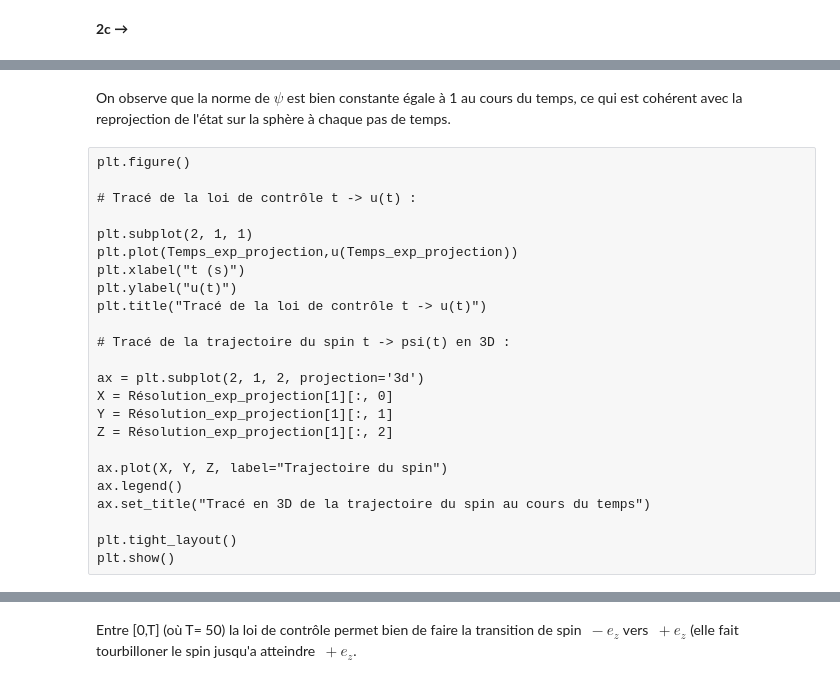
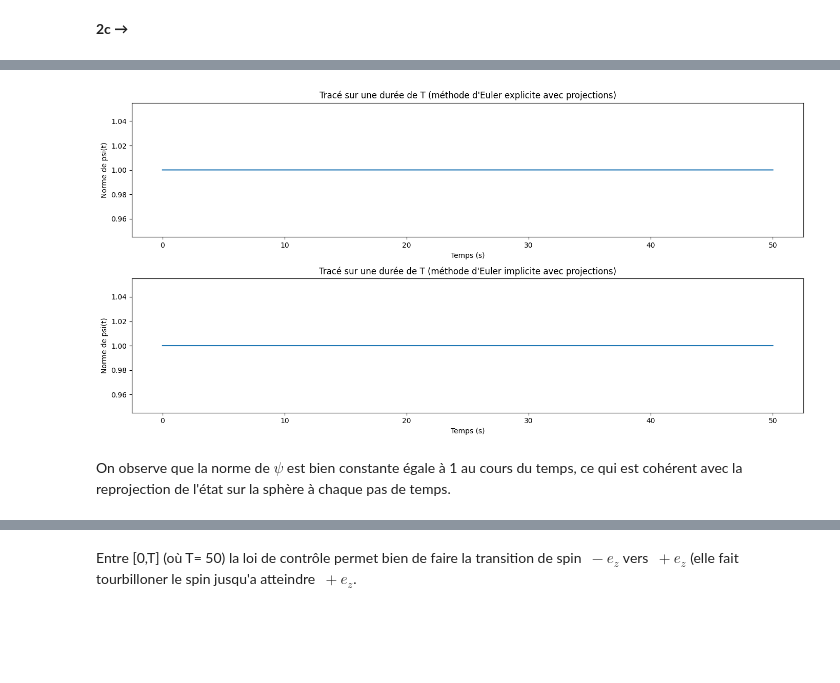
Before and after one commit to bavrillon/Projet-Maths-2---Equations-Diff-rentielles, a Jupyter notebook: Projet ED - Groupe 28.ipynb, the cells around one changed output, grey strips where cells are left out. Cells and saved outputs as stored; diff of their text form; code cells hidden in the pictures; blank space fills up the shorter version.

```diff
--- a/Projet ED - Groupe 28.ipynb
+++ b/Projet ED - Groupe 28.ipynb
@@ -291,26 +239,56 @@ plt.show()
+# %%
+# La projection sur la sphère de l'état au temps k, psi[k] est le vecteur psi[k] normalisé.
+
+def euler_explicit_projection(psi_0,t_0,t_f,E,delta,dt):
+    tps = np.arange(t_0,t_f,dt)
+    n = len(tps)
+    psi = np.zeros((n,3))
+    psi[0] = psi_0
+    for k in range(1,n):
+        psi[k] = f(psi[k-1],tps[k-1],E,delta)*dt+psi[k-1]
+        if np.linalg.norm(psi[k],ord=2) > 0 :
+            psi[k] = (np.linalg.norm(psi[k],ord=2)**(-1))*psi[k]
+    return(tps,psi)
+
+def euler_implicit_projection(psi_0,t_0,t_f,E,delta,dt):
+    tps = np.arange(t_0,t_f,dt)
+    n = len(tps)
+    psi = np.zeros((n,3))
+    psi[0] = psi_0
+    for k in range(1,n):
+        psi_non_norme = g(psi[k-1],tps[k-1],E,delta)
+        if np.linalg.norm(psi_non_norme,ord=2) > 0 :
+            psi[k] = (np.linalg.norm(psi_non_norme,ord=2)**(-1))*psi_non_norme
+        else :
+            psi[k] = psi_non_norme
+    return(tps,psi)
+
+
+Résolution_exp_projection = euler_explicit_projection(psi_0,0.000001,50,E,delta,dt)
+Temps_exp_projection = Résolution_exp_projection[0]
+Norme_psi_exp_projection = np.linalg.norm(Résolution_exp_projection[1],ord=2,axis=1)
+
+Résolution_imp_projection = euler_implicit_projection(psi_0,0.000001,50,E,delta,dt)
+Temps_imp_projection = Résolution_imp_projection[0]
+Norme_psi_imp_projection = np.linalg.norm(Résolution_imp_projection[1],ord=2,axis=1)
+
+plt.figure()
+
+plt.subplot(2, 1, 1)
+plt.plot(Temps_exp_projection,Norme_psi_exp_projection)
+plt.xlabel("Temps (s)")
+plt.ylabel("Norme de psi(t)")
+plt.title("Tracé sur une durée de T (méthode d'Euler explicite avec projections)")
+
+plt.subplot(2, 1, 2)
+plt.plot(Temps_imp_projection,Norme_psi_imp_projection)
+plt.xlabel("Temps (s)")
+plt.ylabel("Norme de psi(t)")
+plt.title("Tracé sur une durée de T (méthode d'Euler implicite avec projections)")
+
+plt.tight_layout()
+plt.show()
+# %% [output]
+[figure, added]
 # %% [markdown]
 On observe que la norme de $\psi$ est bien constante égale à 1 au cours du temps, ce qui est cohérent avec la reprojection de l'état sur la sphère à chaque pas de temps.
-# %% [raw]
-plt.figure()
-
-# Tracé de la loi de contrôle t -> u(t) :
-
-plt.subplot(2, 1, 1)
-plt.plot(Temps_exp_projection,u(Temps_exp_projection))
-plt.xlabel("t (s)")
-plt.ylabel("u(t)")
-plt.title("Tracé de la loi de contrôle t -> u(t)")
-
-# Tracé de la trajectoire du spin t -> psi(t) en 3D :
-
-ax = plt.subplot(2, 1, 2, projection='3d')
-X = Résolution_exp_projection[1][:, 0]
-Y = Résolution_exp_projection[1][:, 1]
-Z = Résolution_exp_projection[1][:, 2]
-
-ax.plot(X, Y, Z, label="Trajectoire du spin")
-ax.legend()
-ax.set_title("Tracé en 3D de la trajectoire du spin au cours du temps")
-
-plt.tight_layout()
-plt.show()
```
Also changed, not shown: parts of 11 cells of this notebook.
